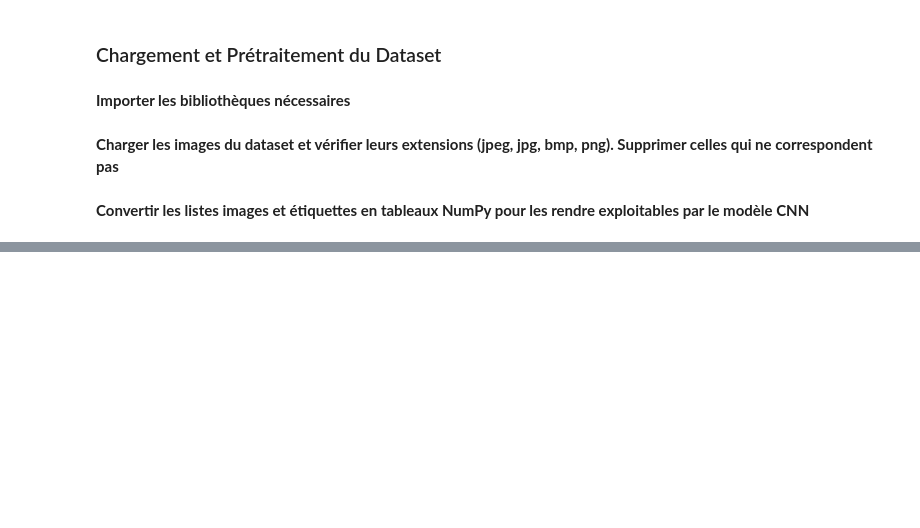
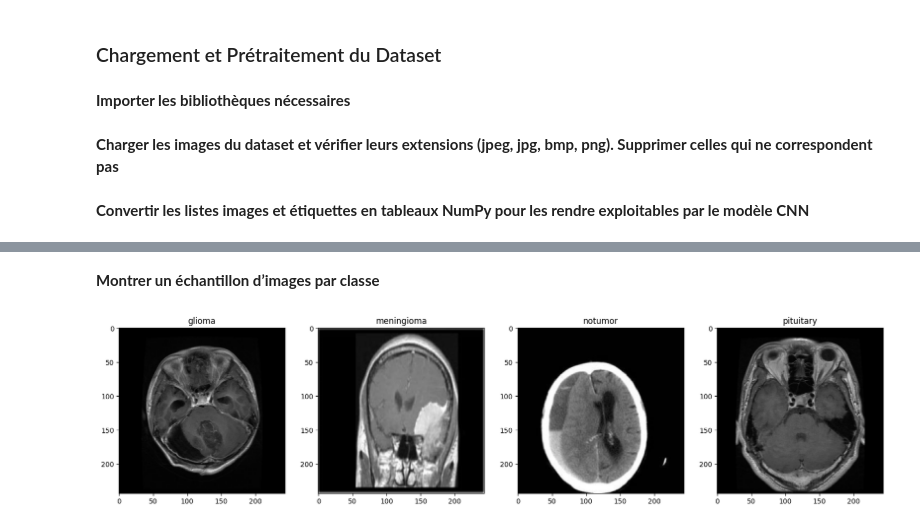
Before and after one commit to OUSSAMAEDDERKAOUI/BrainScan-Detection-du-Cancer-Cerebral-par-CNN, a Jupyter notebook: notebooks/01_data_preprocessing.ipynb, the cells around one changed output, grey strips where cells are left out. Drawn from its saved outputs; the diff is of its cells as text; code cells hidden in the pictures; blank space fills up the shorter version.

```diff
--- a/notebooks/01_data_preprocessing.ipynb
+++ b/notebooks/01_data_preprocessing.ipynb
@@ -42,0 +51,14 @@ y=np.array(labels)
+# %% [markdown]
+**Montrer un échantillon d’images par classe**
+# %%
+classes_name=np.unique(labels)
+plt.figure(figsize=(20,15))
+for i,classe in enumerate(classes_name):
+    idx=labels.index(classe)
+    plt.subplot(1,len(classes_name),i+1)
+    plt.imshow(cv2.cvtColor(images[idx],cv2.COLOR_BGR2RGB))
+    plt.title(classe)
+
+plt.show()
+# %% [output]
+[figure, added]
```
Also changed, not shown: parts of 3 cells of this notebook.
